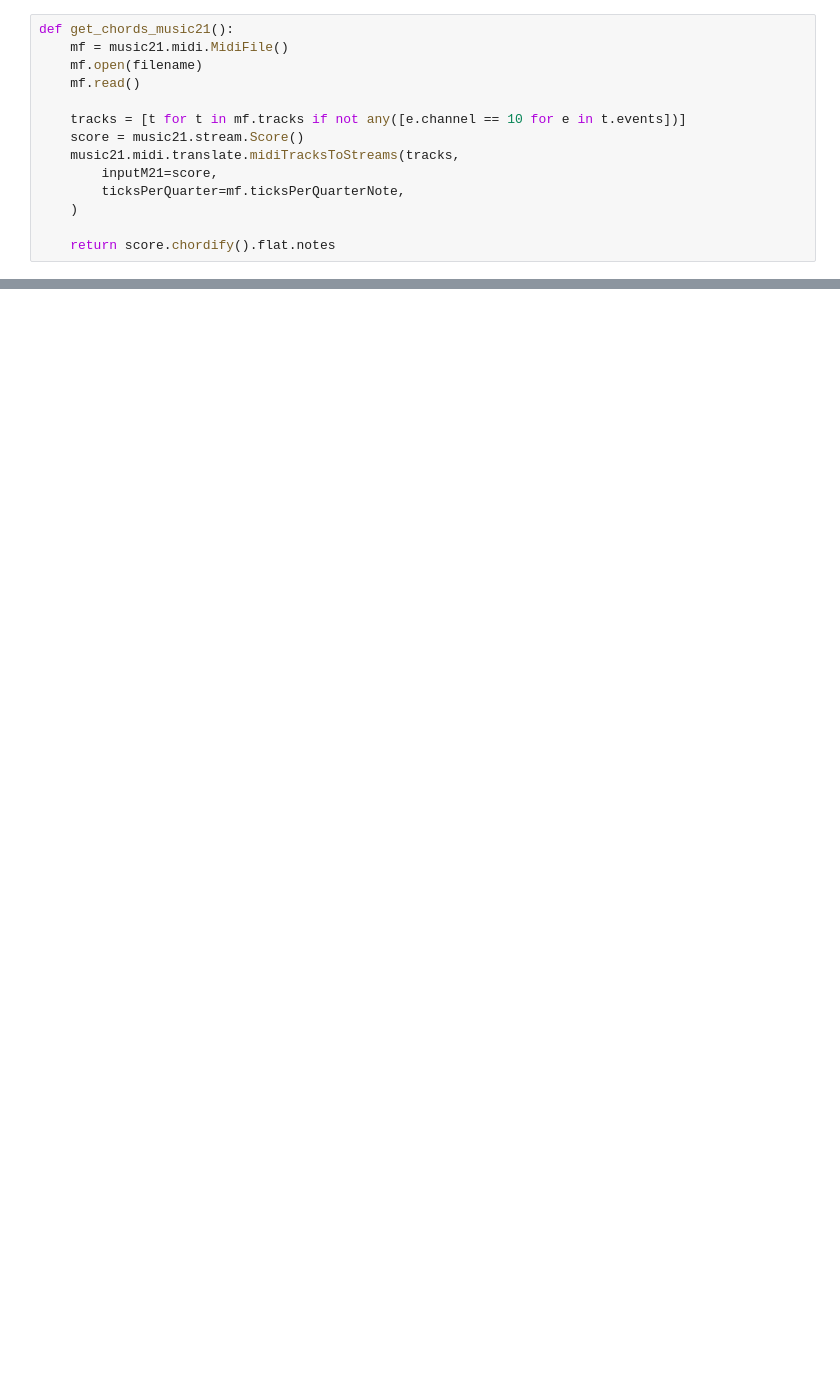
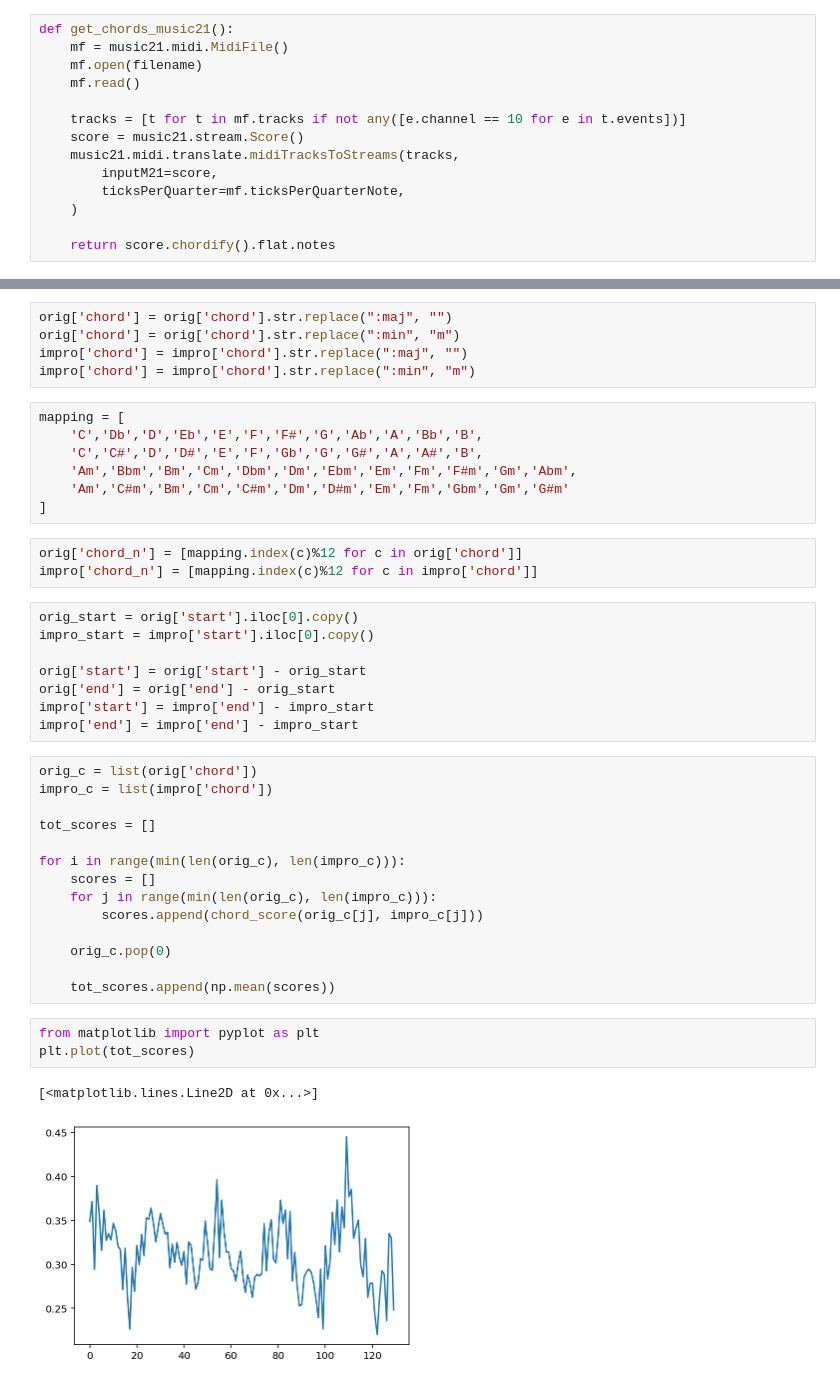
Before and after one commit to HikariNoMJ14/cool-cat-ai, a Jupyter notebook: Alignment Algo.ipynb, the cells around one changed output, grey strips where cells are left out. Saved outputs shown, nothing was run; the diff lists cells and outputs as text; blank space fills up the shorter version.

```diff
--- a/Alignment Algo.ipynb
+++ b/Alignment Algo.ipynb
@@ -52,0 +77,43 @@ for i in range(len(a)):
+# %%
+orig['chord'] = orig['chord'].str.replace(":maj", "")
+orig['chord'] = orig['chord'].str.replace(":min", "m")
+impro['chord'] = impro['chord'].str.replace(":maj", "")
+impro['chord'] = impro['chord'].str.replace(":min", "m")
+# %%
+mapping = [
+    'C','Db','D','Eb','E','F','F#','G','Ab','A','Bb','B',
+    'C','C#','D','D#','E','F','Gb','G','G#','A','A#','B',
+    'Am','Bbm','Bm','Cm','Dbm','Dm','Ebm','Em','Fm','F#m','Gm','Abm',
+    'Am','C#m','Bm','Cm','C#m','Dm','D#m','Em','Fm','Gbm','Gm','G#m'
+]
+# %%
+orig['chord_n'] = [mapping.index(c)%12 for c in orig['chord']]
+impro['chord_n'] = [mapping.index(c)%12 for c in impro['chord']]
+# %%
+orig_start = orig['start'].iloc[0].copy()
+impro_start = impro['start'].iloc[0].copy()
+
+orig['start'] = orig['start'] - orig_start
+orig['end'] = orig['end'] - orig_start
+impro['start'] = impro['end'] - impro_start
+impro['end'] = impro['end'] - impro_start
+# %%
+orig_c = list(orig['chord'])
+impro_c = list(impro['chord'])
+
+tot_scores = []
+
+for i in range(min(len(orig_c), len(impro_c))):
+    scores = []
+    for j in range(min(len(orig_c), len(impro_c))):
+        scores.append(chord_score(orig_c[j], impro_c[j]))
+
+    orig_c.pop(0)
+
+    tot_scores.append(np.mean(scores))
+# %%
+from matplotlib import pyplot as plt
+plt.plot(tot_scores)
+# %% [output]
+[<matplotlib.lines.Line2D at 0x...>]
+[figure, added]
```
Also changed, not shown: parts of 26 cells of this notebook, 2 other files.
